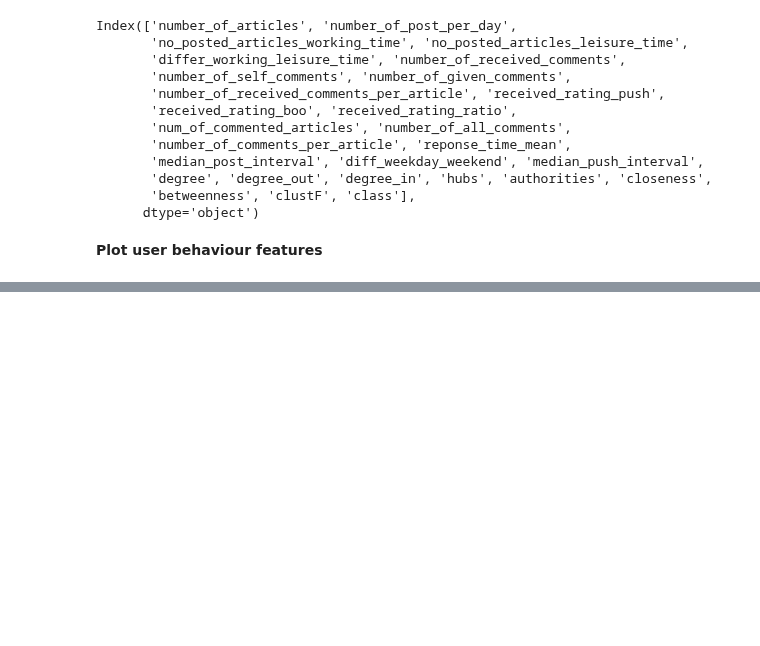
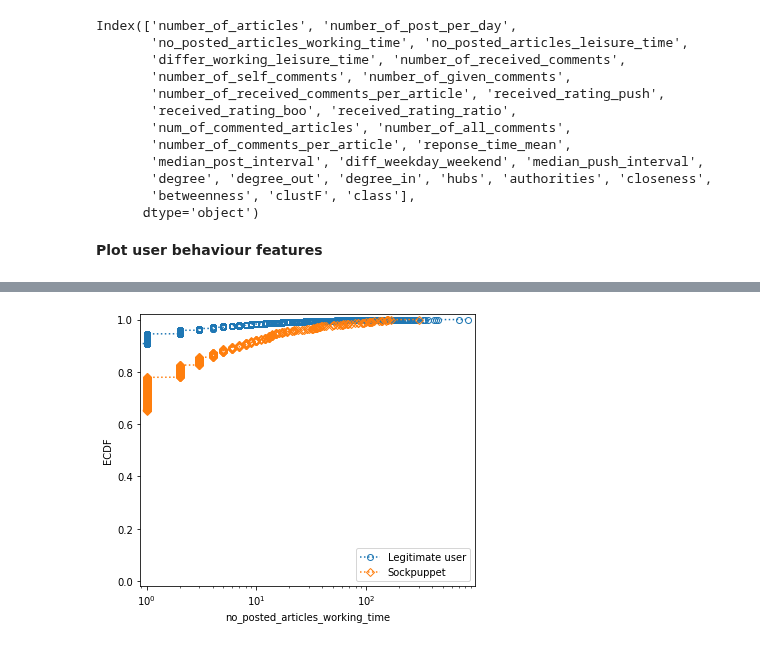
Before and after one commit to nguyennhutlam/sockpuppet_final_19_07_2020, a Jupyter notebook: 1_Plot_sockpuppet.ipynb, the cells around one changed output, grey strips where cells are left out. Cells and saved outputs as stored; diff of their text form; code cells hidden in the pictures; blank space fills up the shorter version.

```diff
--- a/1_Plot_sockpuppet.ipynb
+++ b/1_Plot_sockpuppet.ipynb
@@ -78,0 +89,5 @@ Index(['number_of_articles', 'number_of_post_per_day',
+# %%
+plt.figure(figsize=(6, 5))
+plot_ecdf_logx(data, data.columns[2])
+# %% [output]
+[figure, added]
```
Also changed, not shown: parts of 36 cells of this notebook.
